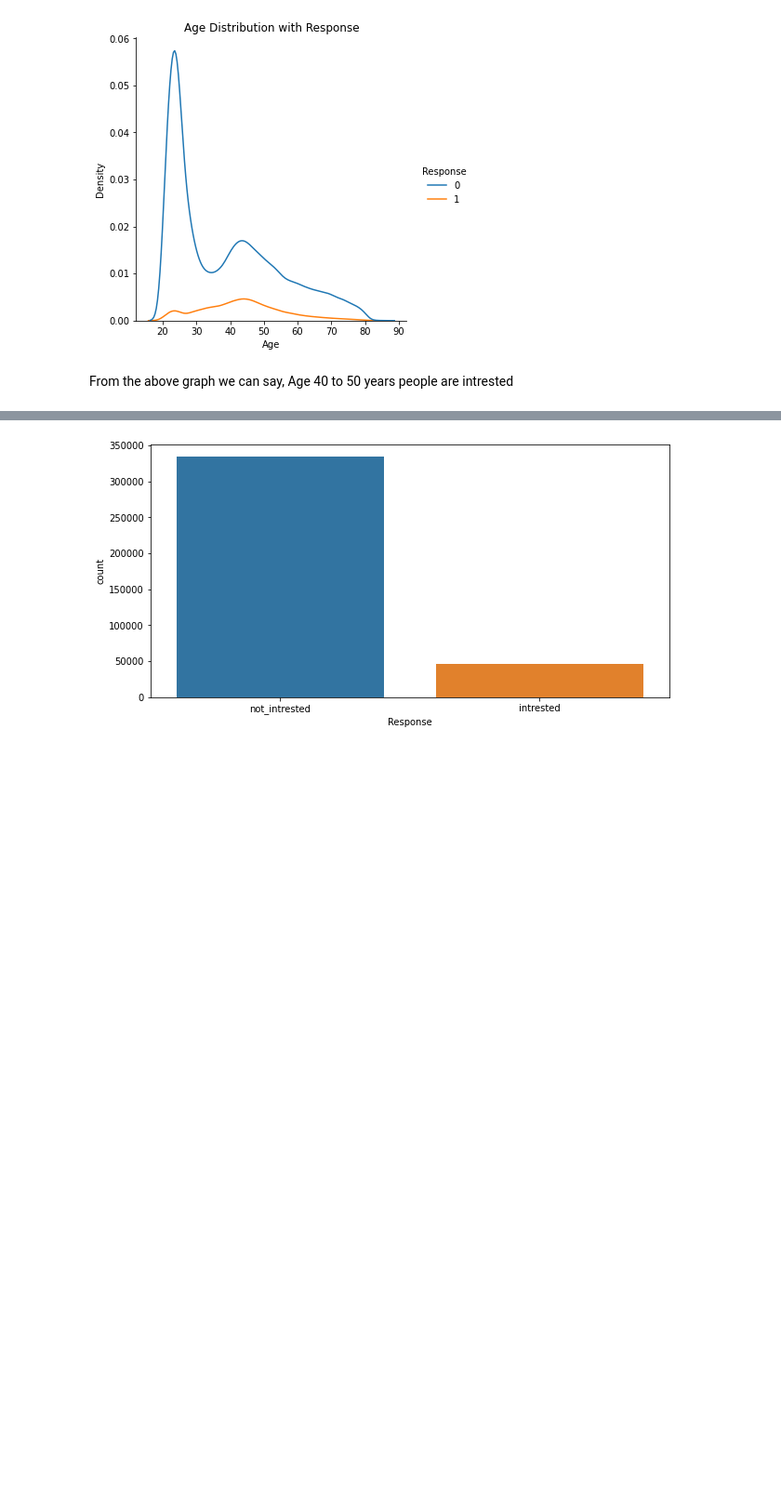
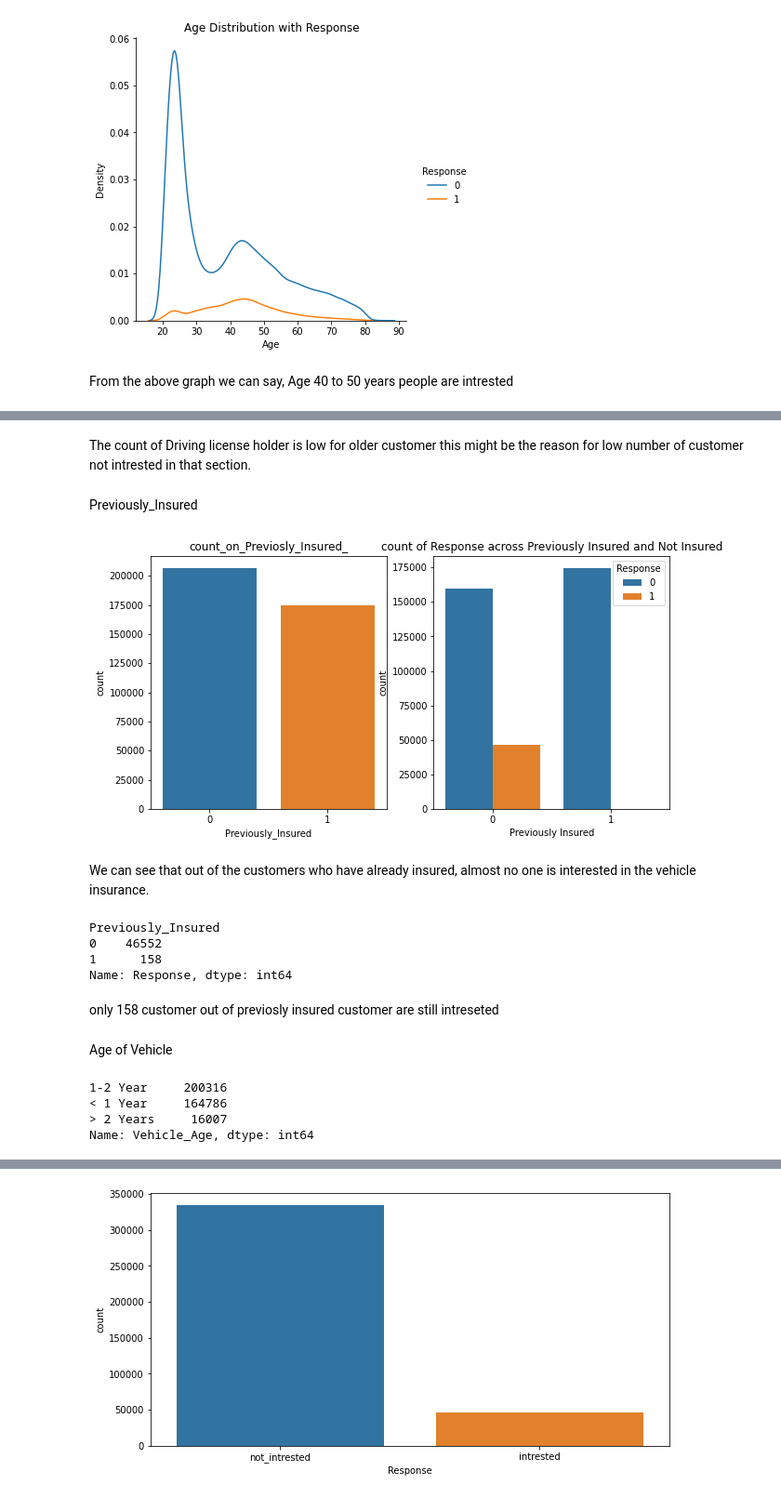
Before and after one commit to Zeeshan2012/HEALTH-INSURANCE-CROSS-SELL-PREDICTION, a Jupyter notebook: HEALTH_INSURANCE_CROSS_SELL_PREDICTION.ipynb, the cells around one changed output, grey strips where cells are left out. Shown at 93% size. Saved outputs shown, nothing was run; the diff lists cells and outputs as text; code cells hidden in the pictures; blank space fills up the shorter version.

```diff
--- a/HEALTH_INSURANCE_CROSS_SELL_PREDICTION.ipynb
+++ b/HEALTH_INSURANCE_CROSS_SELL_PREDICTION.ipynb
@@ -185,0 +238,40 @@ From the above graph we can say, Age 40 to 50 years people are intrested
+# %% [markdown]
+The count of Driving license holder is low for older customer this might be the reason  for low number of customer not intrested in that section.
+# %% [markdown]
+Previously_Insured
+# %%
+plt.figure(figsize = (10,5))
+plt.subplot(1,2,1)
+sns.countplot(df['Previously_Insured'])
+plt.title('count_on_Previosly_Insured_')
+
+plt.subplot(1,2,2)
+sns.countplot(x = 'Previously_Insured', hue = 'Response', data = df)
+plt.title('count of Response across Previously Insured and Not Insured')
+plt.xlabel("Previously Insured")
+plt.show()
+# %% [output]
+[figure, added]
+# %% [markdown]
+We can see that out of the customers who have already insured, almost no one is interested in the vehicle insurance.
+# %%
+#check the number of previously insured people who are still interested.
+df.groupby('Previously_Insured')['Response'].sum()
+# %% [output]
+Previously_Insured
+0    46552
+1      158
+Name: Response, dtype: int64
+# %% [markdown]
+only 158 customer out of previosly insured customer are still intreseted
+# %% [markdown]
+Age of Vehicle
+# %%
+df['Vehicle_Age'].unique()
+# count of each categories
+df['Vehicle_Age'].value_counts()
+# %% [output]
+1-2 Year     200316
+< 1 Year     164786
+> 2 Years     16007
+Name: Vehicle_Age, dtype: int64
```
Also changed, not shown: parts of 17 cells of this notebook.
